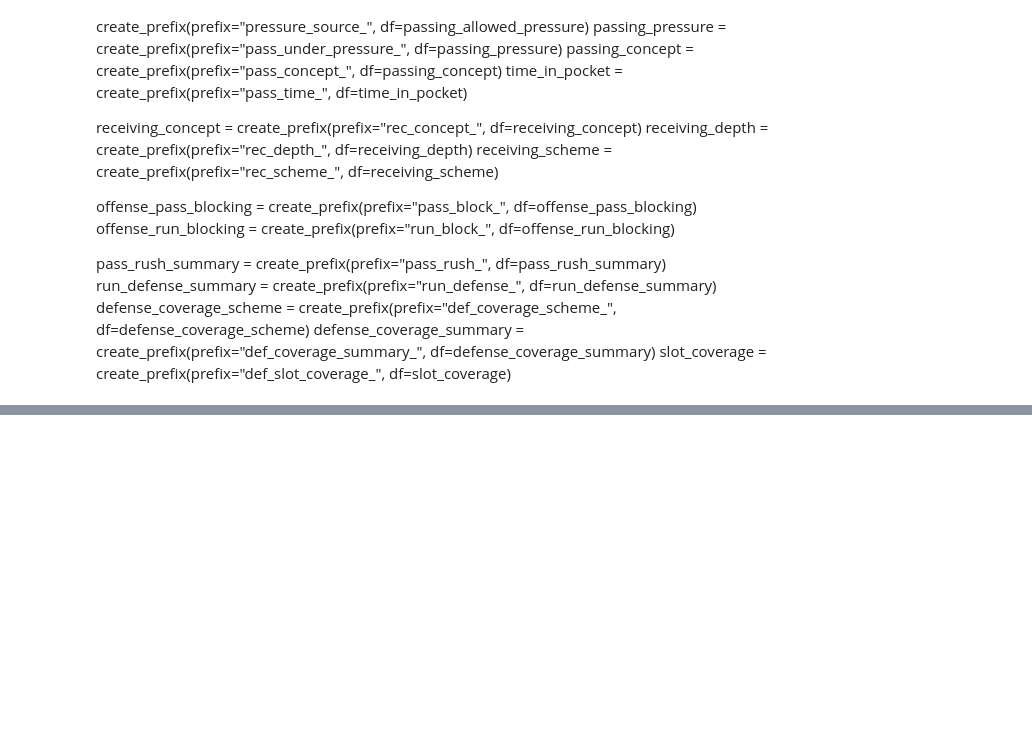
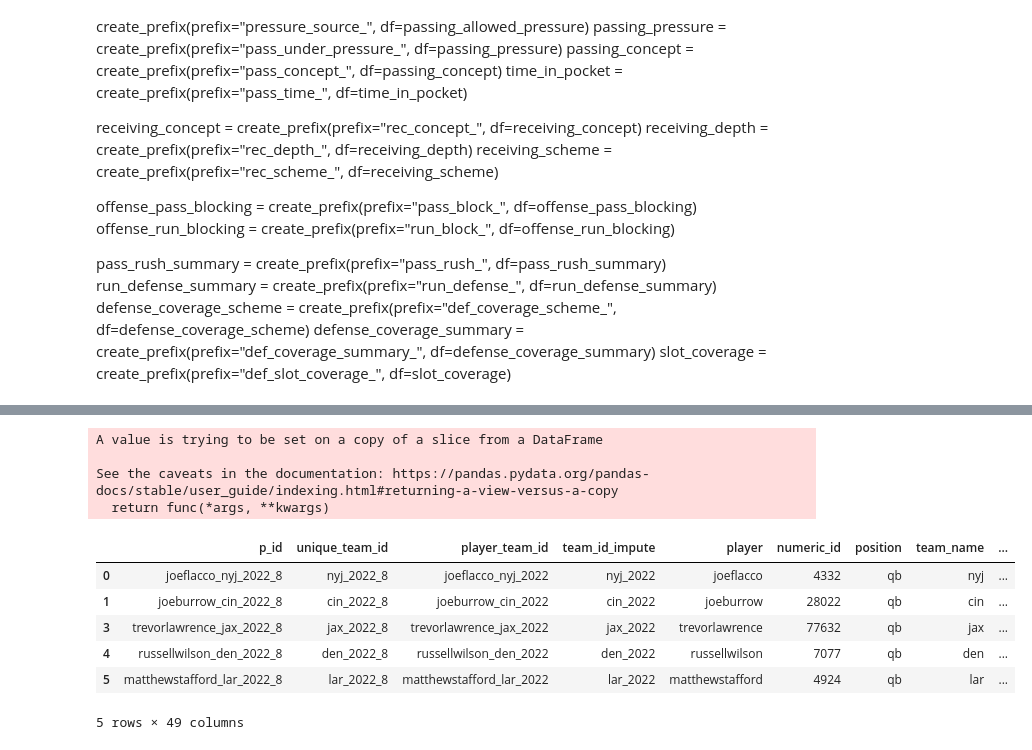
Before and after one commit to ajakks/nfl_models, a Jupyter notebook: create_player_pools_2022.ipynb, the cells around one changed output, grey strips where cells are left out. Drawn from its saved outputs; the diff is of its cells as text; code cells hidden in the pictures; blank space fills up the shorter version.

```diff
--- a/create_player_pools_2022.ipynb
+++ b/create_player_pools_2022.ipynb
@@ -807,3 +791,41 @@ slot_coverage
+# %%
+passing_depth_new.drop_duplicates('p_id', inplace=True)
+passing_allowed_pressure_new.drop_duplicates('p_id', inplace=True)
+passing_pressure_new.drop_duplicates('p_id', inplace=True)
+passing_concept_new.drop_duplicates('p_id', inplace=True)
+time_in_pocket_new.drop_duplicates('p_id', inplace=True)
+passing_summ_conc_new.drop_duplicates('p_id', inplace=True)
+rec_summ_conc.drop_duplicates('p_id', inplace=True)
+receiving_concept.drop_duplicates('p_id', inplace=True)
+receiving_depth.drop_duplicates('p_id', inplace=True)
+receiving_scheme.drop_duplicates('p_id', inplace=True)
+rush_summ_conc.drop_duplicates('p_id', inplace=True)
+block_summ_conc.drop_duplicates('p_id', inplace=True)
+offense_pass_blocking.drop_duplicates('p_id', inplace=True)
+offense_run_blocking.drop_duplicates('p_id', inplace=True)
+def_summ_conc.drop_duplicates('p_id', inplace=True)
+pass_rush_summary.drop_duplicates('p_id', inplace=True)
+run_defense_summary.drop_duplicates('p_id', inplace=True)
+defense_coverage_scheme.drop_duplicates('p_id', inplace=True)
+defense_coverage_summary.drop_duplicates('p_id', inplace=True)
+slot_coverage.drop_duplicates('p_id', inplace=True)
+st_kickers.drop_duplicates('p_id', inplace=True)
+st_punters_no_inj.drop_duplicates('p_id', inplace=True)
+# %% [output]
+A value is trying to be set on a copy of a slice from a DataFrame
+
+See the caveats in the documentation: https://pandas.pydata.org/pandas-docs/stable/user_guide/indexing.html#returning-a-view-versus-a-copy
+  return func(*args, **kwargs)
+# %%
+passing_summ_conc_new.head()
+# %% [output]
+|  | p_id | unique_team_id | player_team_id | team_id_impute | player | numeric_id | position | team_name | ... |
+| 0 | joeflacco_nyj_2022_8 | nyj_2022_8 | joeflacco_nyj_2022 | nyj_2022 | joeflacco | 4332 | qb | nyj | ... |
+| 1 | joeburrow_cin_2022_8 | cin_2022_8 | joeburrow_cin_2022 | cin_2022 | joeburrow | 28022 | qb | cin | ... |
+| 3 | trevorlawrence_jax_2022_8 | jax_2022_8 | trevorlawrence_jax_2022 | jax_2022 | trevorlawrence | 77632 | qb | jax | ... |
+| 4 | russellwilson_den_2022_8 | den_2022_8 | russellwilson_den_2022 | den_2022 | russellwilson | 7077 | qb | den | ... |
+| 5 | matthewstafford_lar_2022_8 | lar_2022_8 | matthewstafford_lar_2022 | lar_2022 | matthewstafford | 4924 | qb | lar | ... |
+5 rows × 49 columns
 # %%
 passing_depth_new.to_csv('./current_data/week_'+cur_week_str+'/passing_depth_new_pp_w'+cur_week+'.csv', index=False)
 passing_allowed_pressure_new.to_csv('./current_data/week_'+cur_week_str+'/passing_allowed_pressure_new_pp_w'+cur_week+'.csv', index=False)
```
Also changed, not shown: parts of 6 cells of this notebook, 1 other file.
